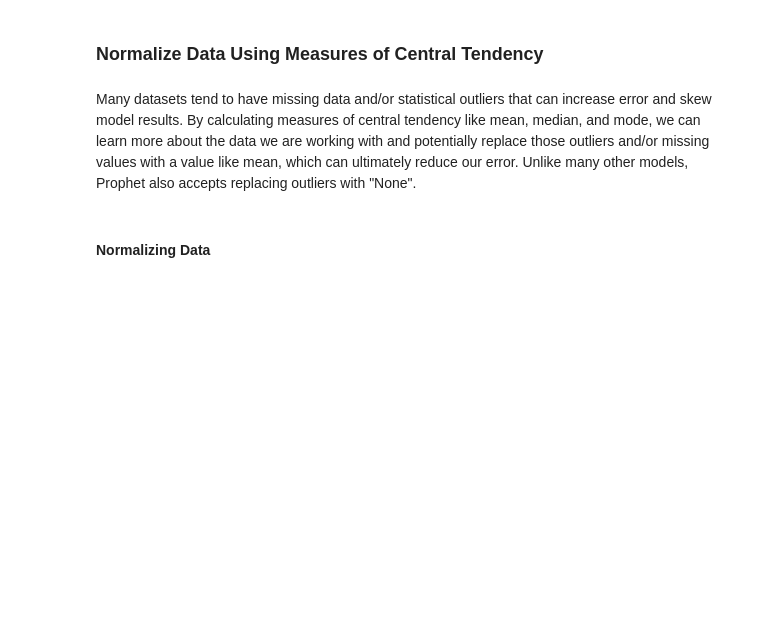
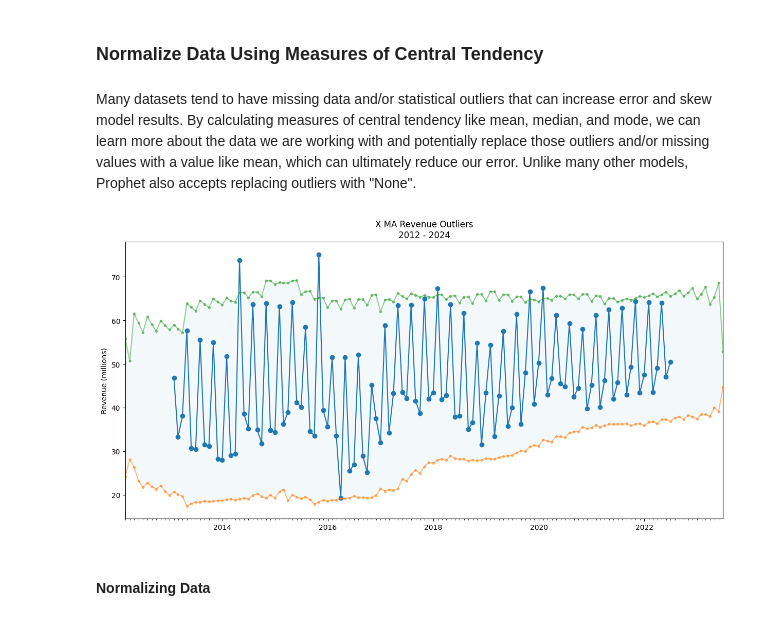
Before and after one commit to colefairbanks/fbprophet-forecast, a Jupyter notebook: x_prophet_forecast.ipynb, the cells around one changed output. Cells and saved outputs as stored; diff of their text form; code cells hidden in the pictures; blank space fills up the shorter version.

```diff
--- a/x_prophet_forecast.ipynb
+++ b/x_prophet_forecast.ipynb
@@ -70,7 +39,7 @@ months_out = 26
 # %% [markdown]
 ### Reading in CSV
 # %%
-actuals_df = pd.read_csv('/Users/colefairbanks/github/fbprophet-xforecast/historical_x_revenue.csv')
+actuals_df = pd.read_csv('historical_x_revenue.csv')
 # %% [markdown]
 ### Formating X Revenue Data Into
 
@@ -101,7 +77,7 @@ hw_df = actuals_df[['ds','hw']]
 hw_df = hw_df.set_index('ds')
 
 #shifting index 26 periods into the future
-hw_df = hw_df.shift(periods=26,freq='M')
+hw_df = hw_df.shift(periods=26,freq='ME')
 # %%
 #grabbing only date and ma revenue from actuals df
 actuals_df = actuals_df[['ds','y']]
@@ -110,7 +86,7 @@ actuals_df = actuals_df[['ds','y']]
 actuals_df = actuals_df.set_index('ds')
 
 #converting 1st day of month to last day of month to match hw_df
-actuals_df = actuals_df.shift(periods=1,freq='M')
+actuals_df = actuals_df.shift(periods=1,freq='ME')
 
 #concatenating both dataframes and reassigning as actuals_df
 actuals_df = pd.concat([actuals_df, hw_df], axis = 1)
@@ -202,41 +191,37 @@ actuals_df['lower'] = actuals_df['moving_average'] - 1.645 * actuals_df['std_dev
 actuals_df['upper'] = actuals_df['moving_average'] + 1.645 * actuals_df['std_dev']
 # %%
 actuals_df2 = actuals_df.copy()
+actuals_df2['ds'] = pd.to_datetime(actuals_df2['ds'])
 
-x = np.array(actuals_df2['ds'])
-actuals = actuals_df2['y']
-lower = np.array(actuals_df2['lower'])
-upper = np.array(actuals_df2['upper'])
-
-fig, ax1 = plt.subplot(figsize=(15,7))
+fig, ax1 = plt.subplots(figsize=(15, 7))
 
 actuals_df2 = actuals_df2.set_index('ds')
-year_begin = actuals_df2.index.year[0].astype(str)
-year_end = actuals_df2.index.year[-1].astype(str)
+year_begin = str(actuals_df2.index.year[0])
+year_end = str(actuals_df2.index.year[-1])
 
-title='X MA Revenue Outliers \n' + year_begin + ' - ' + year_end
-ylabel='Revenue (millions)'
-xlabel=''
+title = f'X MA Revenue Outliers\n{year_begin} - {year_end}'
+ax1.set_title(title)
+ax1.set_ylabel('Revenue (millions)')
 
-ax1.set_title(title)
-ax1.set(ylabel=ylabel)
+ax1.plot(actuals_df2.index, actuals_df2['y'], marker='o')
+ax1.plot(actuals_df2.index, actuals_df2['lower'], alpha=0.5, marker='.')
+ax1.plot(actuals_df2.index, actuals_df2['upper'], alpha=0.5, marker='.')
+ax1.fill_between(
+    actuals_df2.index,
+    actuals_df2['lower'],
+    actuals_df2['upper'],
+    where=(actuals_df2['lower'] < actuals_df2['upper']),
+    alpha=0.05
+)
 
-ax1.plot(x, actuals, color='#4B6BAF',label='_nolegend_',marker='o')
-ax1.plot(x, lower, color='#FF0066' ,alpha=0.5,label='_nolegend_',marker='.')
-ax1.plot(x, upper, color='#FF0066', alpha=0.5, label='_nolegend_',marker='.')
-ax1.fill_between(x, lower, upper, where=(lower < upper), color='#808080', alpha=0.05)
-
-ax1.spines['top'].set_visible(False)
-ax1.spines['bottom'].set_visible(False)
-ax1.spines['left'].set_visible(False)
-ax1.spines['right'].set_visible(False)
-
-ax1.autoscale(axis='ds',tight=True)
+ax1.autoscale(axis='x', tight=True)
 
 months = mdates.MonthLocator()
-ax1.xaxis.set_minor_locator(months);
+ax1.xaxis.set_minor_locator(months)
 
-actuals_df.loc[((actuals_df['y'] > actuals_df['upper']) | (actuals_df['y'] < actuals_df['lower']))]
+plt.show()
+# %% [output]
+[figure, added]
 # %% [markdown]
 #### Normalizing Data
 # %% [markdown]
```
Also changed, not shown: parts of 25 cells of this notebook.
